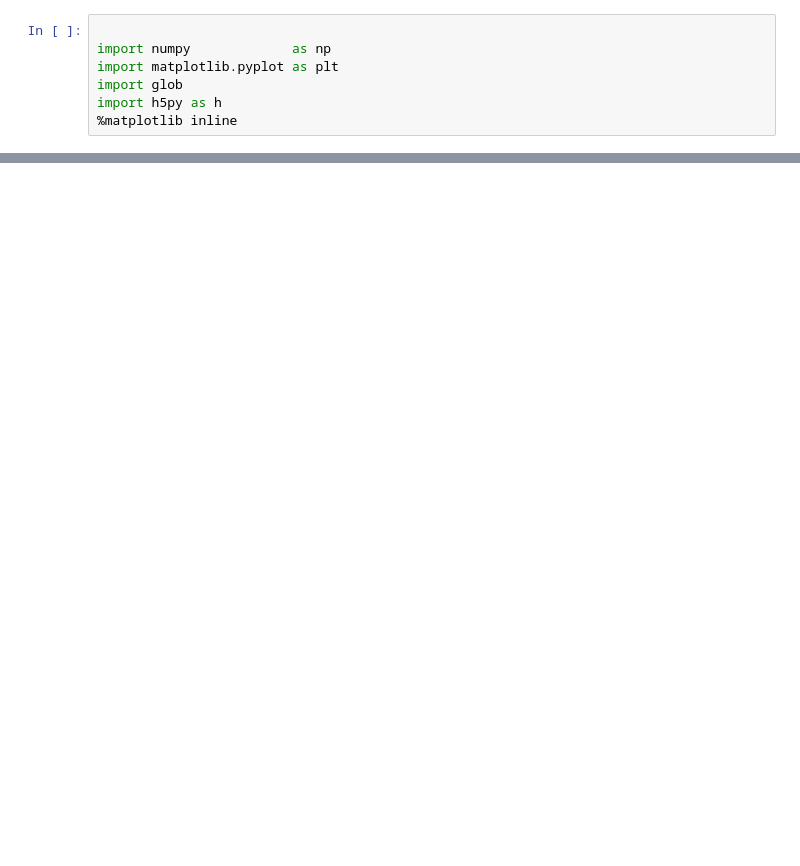
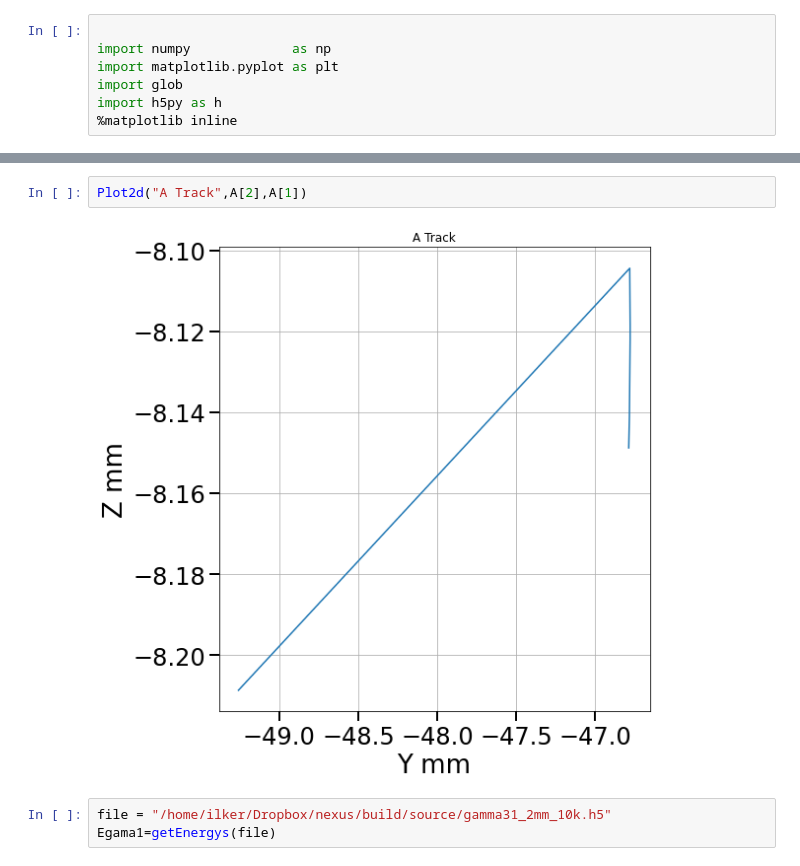
Before and after one commit to ilkerparmaksiz/Analysis, a Jupyter notebook: Crab.ipynb, the cells around one changed output, grey strips where cells are left out. Saved outputs shown, nothing was run; the diff lists cells and outputs as text; blank space fills up the shorter version.

```diff
--- a/Crab.ipynb
+++ b/Crab.ipynb
@@ -242,0 +135,7 @@ print(EnergyEg)
+# %%
+Plot2d("A Track",A[2],A[1])
+# %% [output]
+[figure, added]
+# %%
+file = "/home/ilker/Dropbox/nexus/build/source/gamma31_2mm_10k.h5"
+Egama1=getEnergys(file)
```
Also changed, not shown: parts of 24 cells of this notebook.
